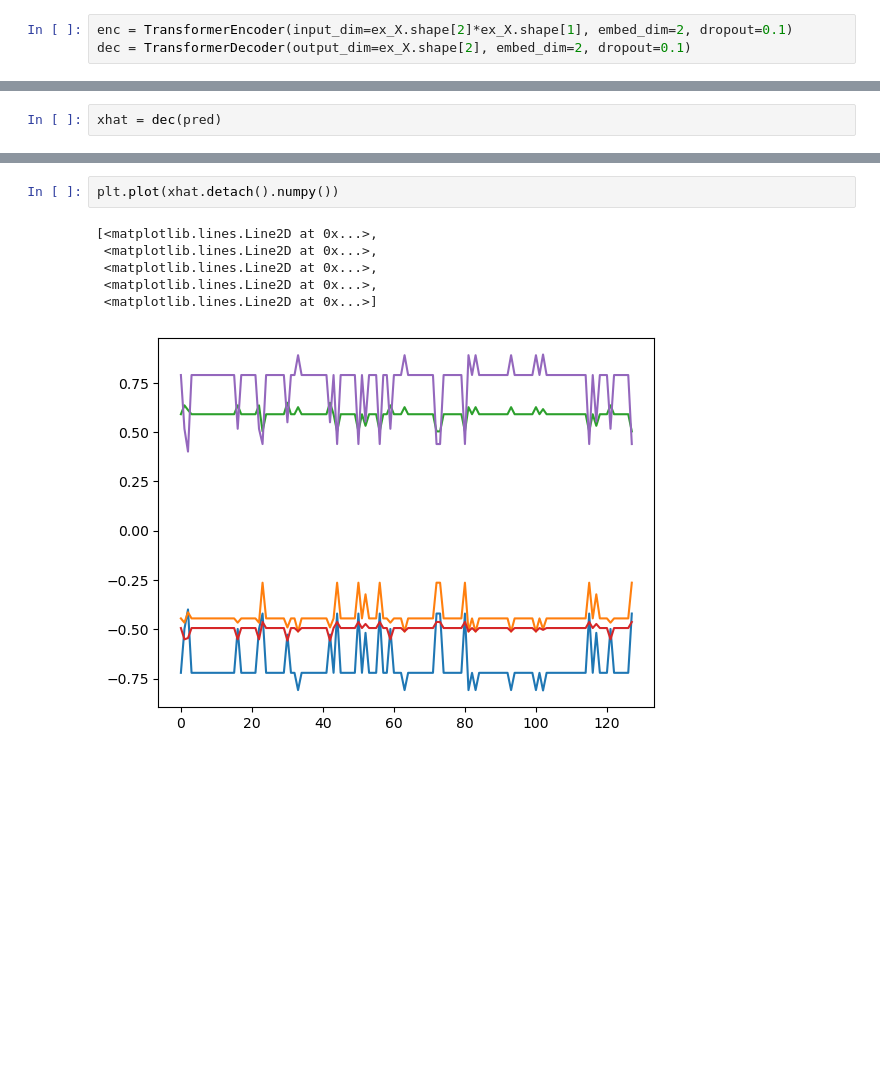
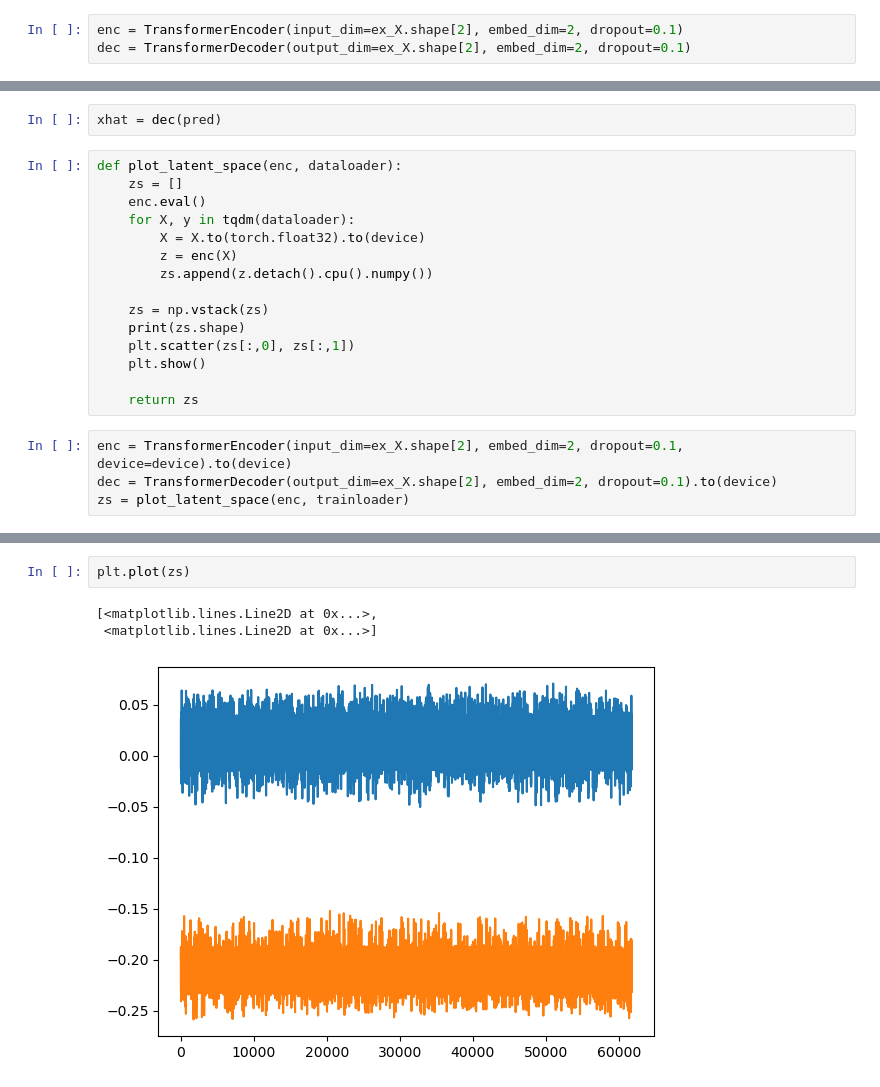
Before and after one commit to 4belito/autoregressive-rul, a Jupyter notebook: StateAutoencoder.ipynb, the cells around one changed output, grey strips where cells are left out. Cells and saved outputs as stored; diff of their text form; blank space fills up the shorter version.

```diff
--- a/StateAutoencoder.ipynb
+++ b/StateAutoencoder.ipynb
@@ -61,7 +73,7 @@ ex_X.dtype
 # %% [output]
 torch.float64
 # %%
-enc = TransformerEncoder(input_dim=ex_X.shape[2]*ex_X.shape[1], embed_dim=2, dropout=0.1)
+enc = TransformerEncoder(input_dim=ex_X.shape[2], embed_dim=2, dropout=0.1)
 dec = TransformerDecoder(output_dim=ex_X.shape[2], embed_dim=2, dropout=0.1)
 # %%
 pred = enc(ex_X.to(torch.float32))
@@ -68,2 +104,21 @@ pred = enc(ex_X.to(torch.float32))
 # %%
 xhat = dec(pred)
+# %%
+def plot_latent_space(enc, dataloader):
+    zs = []
+    enc.eval()
+    for X, y in tqdm(dataloader):
+        X = X.to(torch.float32).to(device)
+        z = enc(X)
+        zs.append(z.detach().cpu().numpy())
+
+    zs = np.vstack(zs)
+    print(zs.shape)
+    plt.scatter(zs[:,0], zs[:,1])
+    plt.show()
+
+    return zs
+# %%
+enc = TransformerEncoder(input_dim=ex_X.shape[2], embed_dim=2, dropout=0.1, device=device).to(device)
+dec = TransformerDecoder(output_dim=ex_X.shape[2], embed_dim=2, dropout=0.1).to(device)
+zs = plot_latent_space(enc, trainloader)
@@ -70,9 +128,6 @@ xhat = dec(pred)
 # %%
-plt.plot(xhat.detach().numpy())
+plt.plot(zs)
 # %% [output]
 [<matplotlib.lines.Line2D at 0x...>,
- <matplotlib.lines.Line2D at 0x...>,
- <matplotlib.lines.Line2D at 0x...>,
- <matplotlib.lines.Line2D at 0x...>,
  <matplotlib.lines.Line2D at 0x...>]
-[figure, old version]
+[figure, new version]
```
Also changed, not shown: parts of 16 cells of this notebook, 16 other files.
